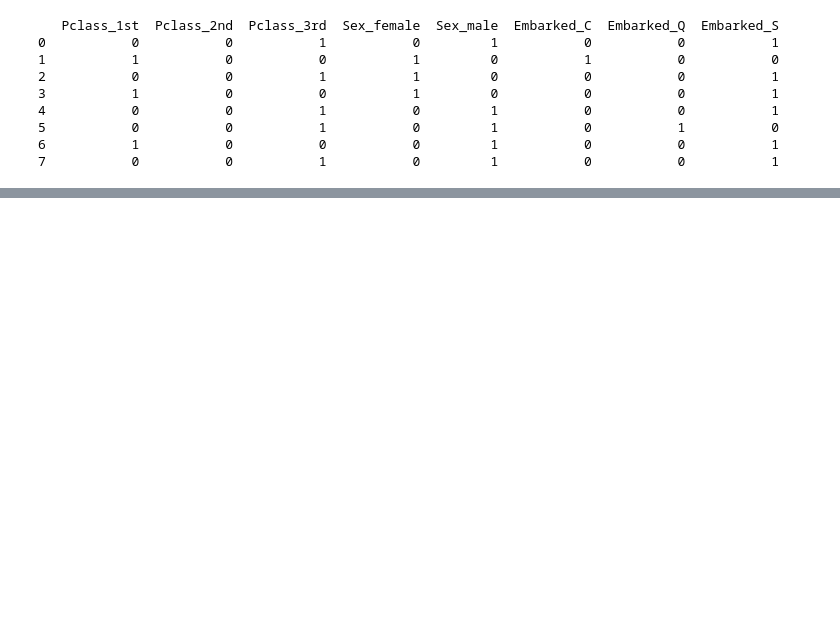
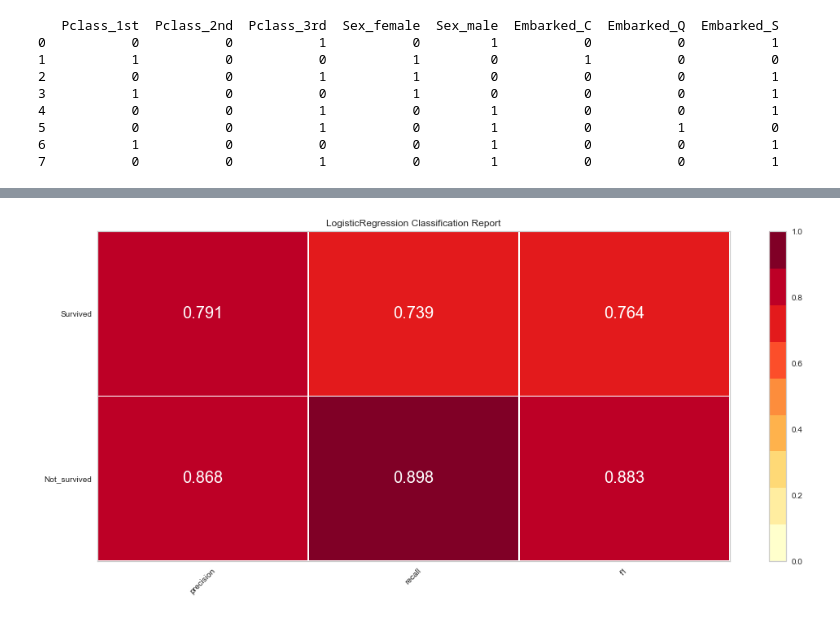
Before and after one commit to samantoz/bu_dsc, a Jupyter notebook: notebooks/DSC550/submitted/ex_Titanic_Case_Study.ipynb, the cells around one changed output, grey strips where cells are left out. Cells and saved outputs as stored; diff of their text form; code cells hidden in the pictures; blank space fills up the shorter version.

```diff
--- a/notebooks/DSC550/submitted/ex_Titanic_Case_Study.ipynb
+++ b/notebooks/DSC550/submitted/ex_Titanic_Case_Study.ipynb
@@ -413,0 +497,15 @@ print(data_cat_dummies.head(8))
+# %%
+# Precision, Recall, and F1 Score
+# set the size of the figure and the font size
+#%matplotlib inline
+plt.rcParams['figure.figsize'] = (15, 7)
+plt.rcParams['font.size'] = 20
+
+# Instantiate the visualizer
+visualizer = ClassificationReport(model, classes=classes)
+
+visualizer.fit(X_train, y_train)  # Fit the training data to the visualizer
+visualizer.score(X_val, y_val)  # Evaluate the model on the test data
+g = visualizer.poof()
+# %% [output]
+[figure, added]
```
Also changed, not shown: parts of 15 cells of this notebook, 3 other files.
